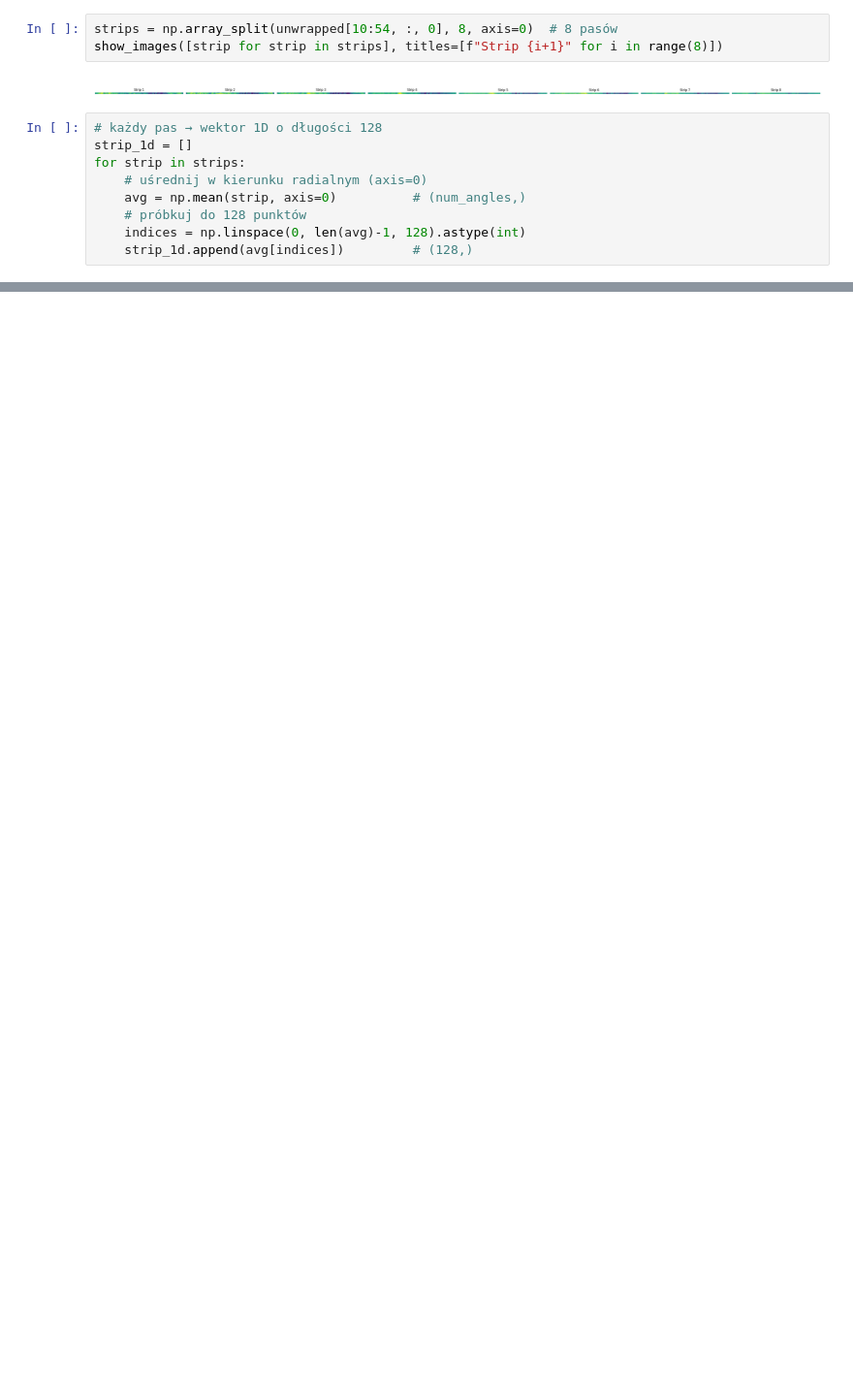
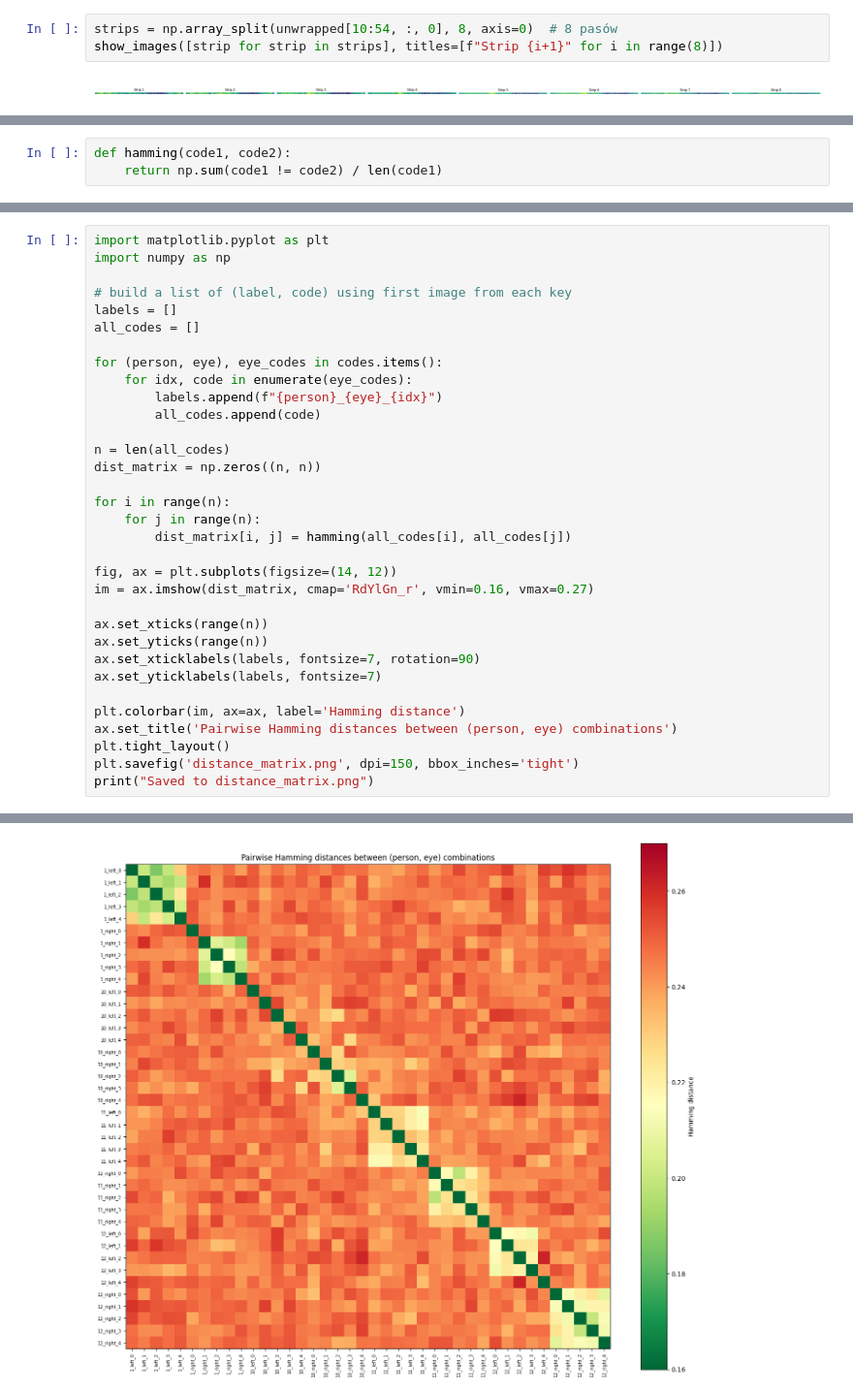
Before and after one commit to sirkoliliana/BiometriaProjekt1, a Jupyter notebook: iris_detection_pipeline.ipynb, the cells around one changed output, grey strips where cells are left out. Shown at 97% size. Saved outputs shown, nothing was run; the diff lists cells and outputs as text; blank space fills up the shorter version.

```diff
--- a/iris_detection_pipeline.ipynb
+++ b/iris_detection_pipeline.ipynb
@@ -224,12 +227,3 @@ strips = np.array_split(unwrapped[10:54, :, 0], 8, axis=0)  # 8 pasów
 show_images([strip for strip in strips], titles=[f"Strip {i+1}" for i in range(8)])
 # %% [output]
 [figure]
-# %%
-# każdy pas → wektor 1D o długości 128
-strip_1d = []
-for strip in strips:
-    # uśrednij w kierunku radialnym (axis=0)
-    avg = np.mean(strip, axis=0)          # (num_angles,)
-    # próbkuj do 128 punktów
-    indices = np.linspace(0, len(avg)-1, 128).astype(int)
-    strip_1d.append(avg[indices])         # (128,)
@@ -235,0 +279,3 @@ for strip in strips:
+# %%
+def hamming(code1, code2):
+    return np.sum(code1 != code2) / len(code1)
@@ -235,0 +385,34 @@ for strip in strips:
+# %%
+import matplotlib.pyplot as plt
+import numpy as np
+
+# build a list of (label, code) using first image from each key
+labels = []
+all_codes = []
+
+for (person, eye), eye_codes in codes.items():
+    for idx, code in enumerate(eye_codes):
+        labels.append(f"{person}_{eye}_{idx}")
+        all_codes.append(code)
+
+n = len(all_codes)
+dist_matrix = np.zeros((n, n))
+
+for i in range(n):
+    for j in range(n):
+        dist_matrix[i, j] = hamming(all_codes[i], all_codes[j])
+
+fig, ax = plt.subplots(figsize=(14, 12))
+im = ax.imshow(dist_matrix, cmap='RdYlGn_r', vmin=0.16, vmax=0.27)
+
+ax.set_xticks(range(n))
+ax.set_yticks(range(n))
+ax.set_xticklabels(labels, fontsize=7, rotation=90)
+ax.set_yticklabels(labels, fontsize=7)
+
+plt.colorbar(im, ax=ax, label='Hamming distance')
+ax.set_title('Pairwise Hamming distances between (person, eye) combinations')
+plt.tight_layout()
+plt.savefig('distance_matrix.png', dpi=150, bbox_inches='tight')
+print("Saved to distance_matrix.png")
+# %% [output]
@@ -235,0 +420 @@ for strip in strips:
+[figure, added]
```
Also changed, not shown: parts of 24 cells of this notebook, 3 other files.
